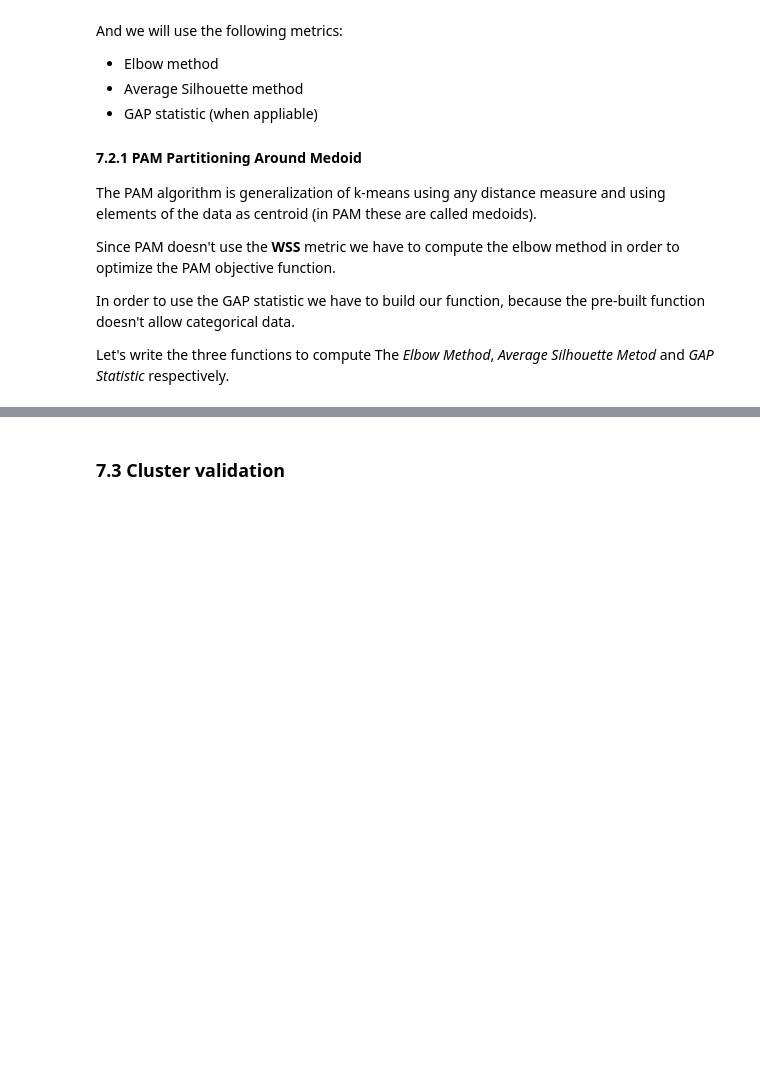
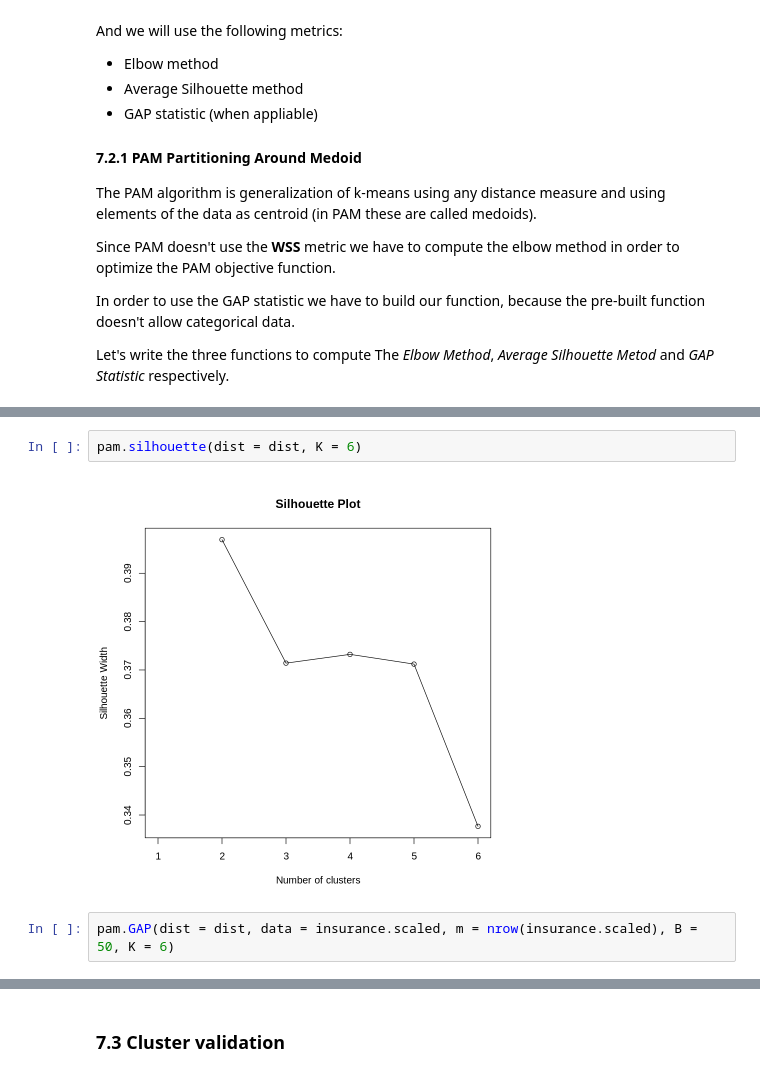
Before and after one commit to biagio-incardona/biagio-incardona.github.io, a Jupyter notebook: Report_Incardona_Biagio.ipynb, the cells around one changed output, grey strips where cells are left out. Cells and saved outputs as stored; diff of their text form; blank space fills up the shorter version.

```diff
--- a/Report_Incardona_Biagio.ipynb
+++ b/Report_Incardona_Biagio.ipynb
@@ -1095,3 +1093,9 @@ pam.GAP(dist = dist, data = insurance.scaled, m = 4000, B = 500, K = 6)
+# %%
+pam.silhouette(dist = dist, K = 6)
+# %% [output]
+[figure, added]
+# %%
+pam.GAP(dist = dist, data = insurance.scaled, m = nrow(insurance.scaled), B = 50, K = 6)
 # %%
 #install.packages("NbClust")
 library(NbClust)
```
Also changed, not shown: parts of 5 cells of this notebook.
